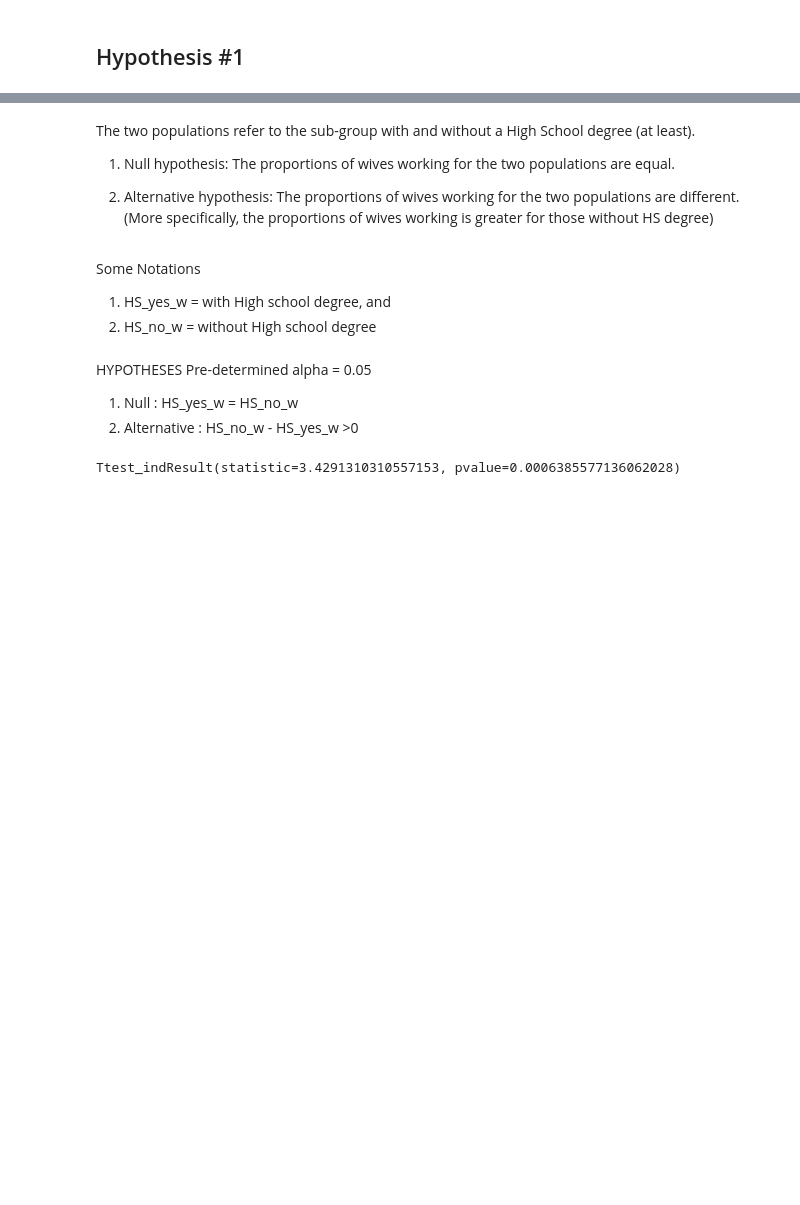
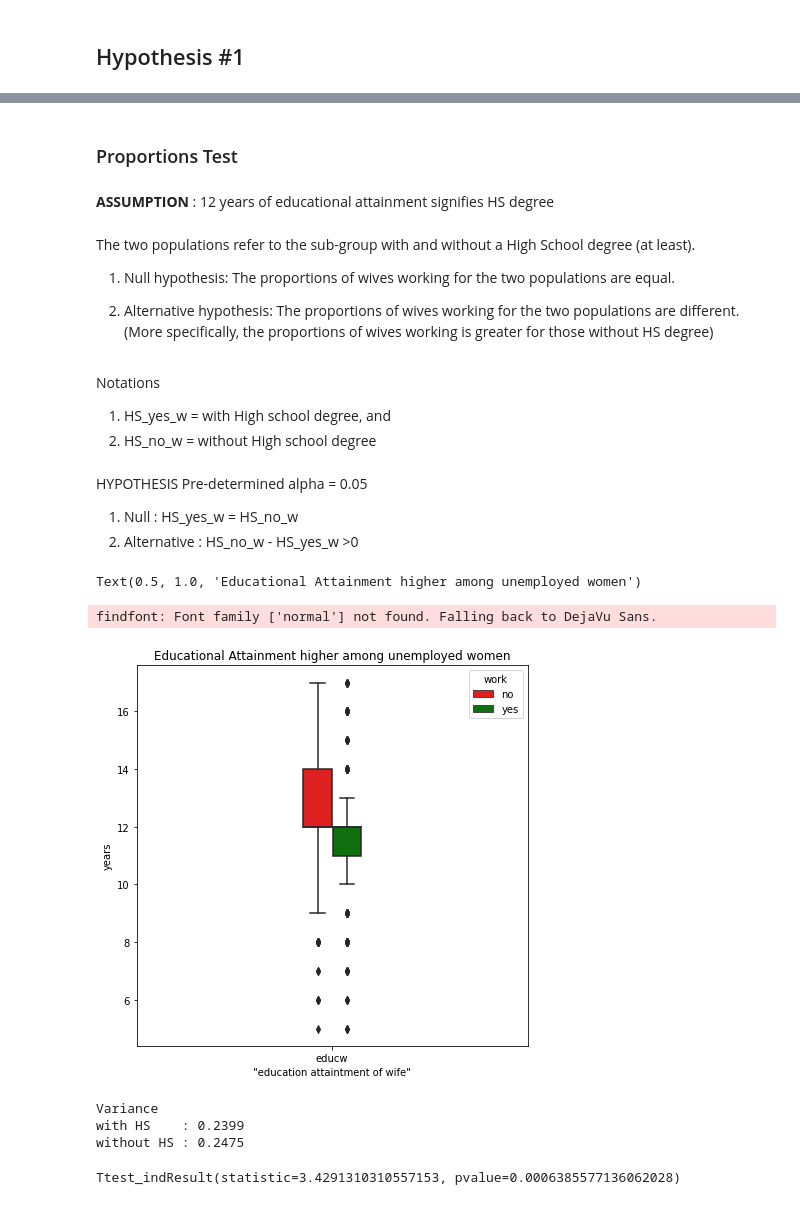
Before and after one commit to TashiNyangmi/Understood, a Jupyter notebook: Understood_org2.ipynb, the cells around one changed output, grey strips where cells are left out. Saved outputs shown, nothing was run; the diff lists cells and outputs as text; code cells hidden in the pictures; blank space fills up the shorter version.

Commit message:
Almost done with 3rd analysis

```diff
--- a/Understood_org2.ipynb
+++ b/Understood_org2.ipynb
@@ -460,3 +461,7 @@ Now, let us conduct test for both of these results
+# %% [markdown]
+### Proportions Test
+# %% [markdown]
+**ASSUMPTION** : 12 years of educational attainment signifies HS degree
 # %% [markdown]
 The two populations refer to the sub-group with and without a High School degree (at least).
 
@@ -464,12 +469,21 @@ The two populations refer to the sub-group with and without a High School degree
 
 2.   Alternative hypothesis: The proportions of wives working for the two populations are different. (More specifically, the proportions of wives working is greater for those without HS degree)
 # %% [markdown]
-Some Notations
+Notations
 
 1.  HS_yes_w = with High school degree, and
 2.   HS_no_w = without High school degree
 # %% [markdown]
-HYPOTHESES Pre-determined alpha = 0.05
+HYPOTHESIS Pre-determined alpha = 0.05
 
 1.   Null         :  HS_yes_w = HS_no_w
 2.   Alternative  :  HS_no_w - HS_yes_w >0
+# %%
+plt.figure(figsize=(7,7))
+g = sns.boxplot(x="variable", y="value", hue = 'work', data=df_temp1[df_temp1["variable"] == "educw"], palette= {'no':'red', 'yes':'green'}, width = 0.15)
+g.set(xlabel = '"education attaintment of wife"', ylabel= "years")
+g.set_title ("Educational Attainment higher among unemployed women")
+# %% [output]
+Text(0.5, 1.0, 'Educational Attainment higher among unemployed women')
+findfont: Font family ['normal'] not found. Falling back to DejaVu Sans.
+[figure, added]
@@ -477,6 +494,16 @@ HYPOTHESES Pre-determined alpha = 0.05
 # User defined function to convert "yes" to 1 and "no" to 0
 to_binary(HS_yes_w, "work","yes", "no")
 to_binary(HS_no_w, "work","yes", "no")
+# %%
+# Variance for both group
+print("Variance")
+print("with HS    :", round(np.var(HS_yes_w["work"]),4))
+print("without HS :",round(np.var(HS_no_w["work"]),4))
+# variance is almost equal
+# %% [output]
+Variance
+with HS    : 0.2399
+without HS : 0.2475
 # %%
 # Using ttest_ind() from scipy.stats
 stats.ttest_ind(HS_no_w["work"],HS_yes_w["work"]) # ttest_ind(a,b) | mean(a) - mean(b)
```
Also changed, not shown: parts of 51 cells of this notebook.
